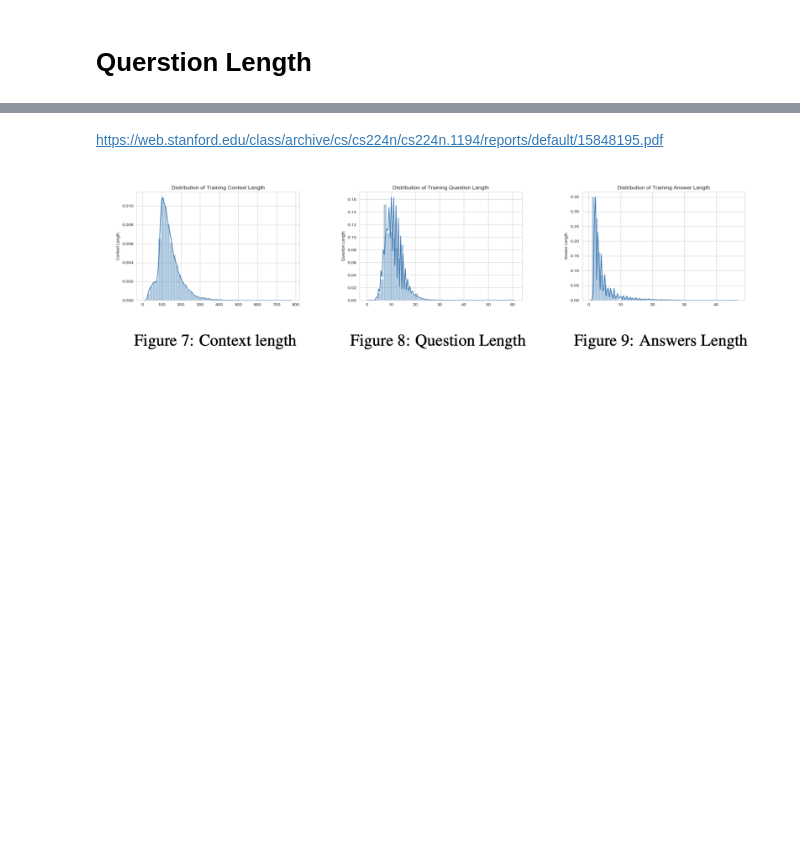
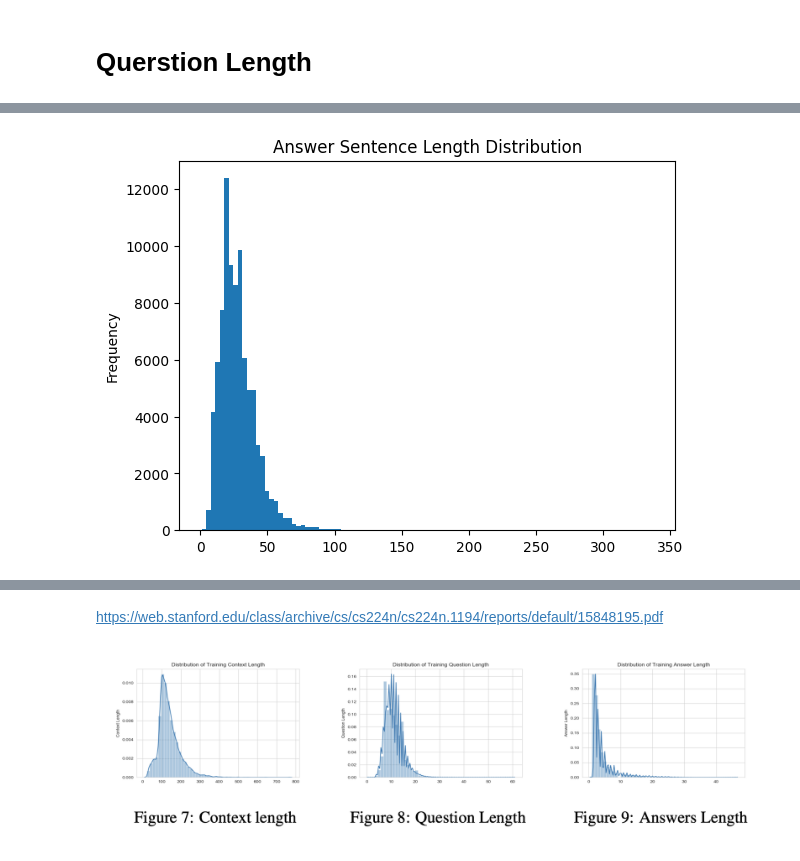
Before and after one commit to Madhur-1/DDP-ACS-QG, a Jupyter notebook: data_augmentor/data_analysis.ipynb, the cells around one changed output, grey strips where cells are left out. Saved outputs shown, nothing was run; the diff lists cells and outputs as text; code cells hidden in the pictures; blank space fills up the shorter version.

```diff
--- a/data_augmentor/data_analysis.ipynb
+++ b/data_augmentor/data_analysis.ipynb
@@ -243,0 +393,2 @@ plt.show()
+# %%
+data['ans_sent_length'] = data['ans_sent'].apply(lambda x: len(x.split()))
@@ -243,0 +410,5 @@ plt.show()
+# %%
+data['ans_sent_length'].plot(kind='hist', bins=100, title="Answer Sentence Length Distribution")
+plt.show()
+# %% [output]
+[figure, added]
```
Also changed, not shown: parts of 23 cells of this notebook.
